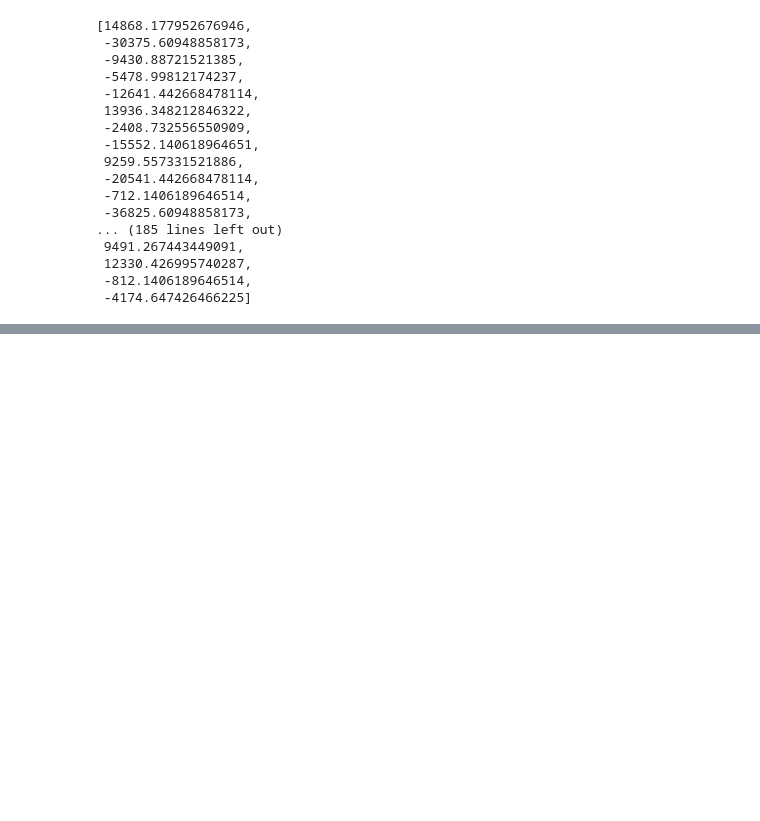
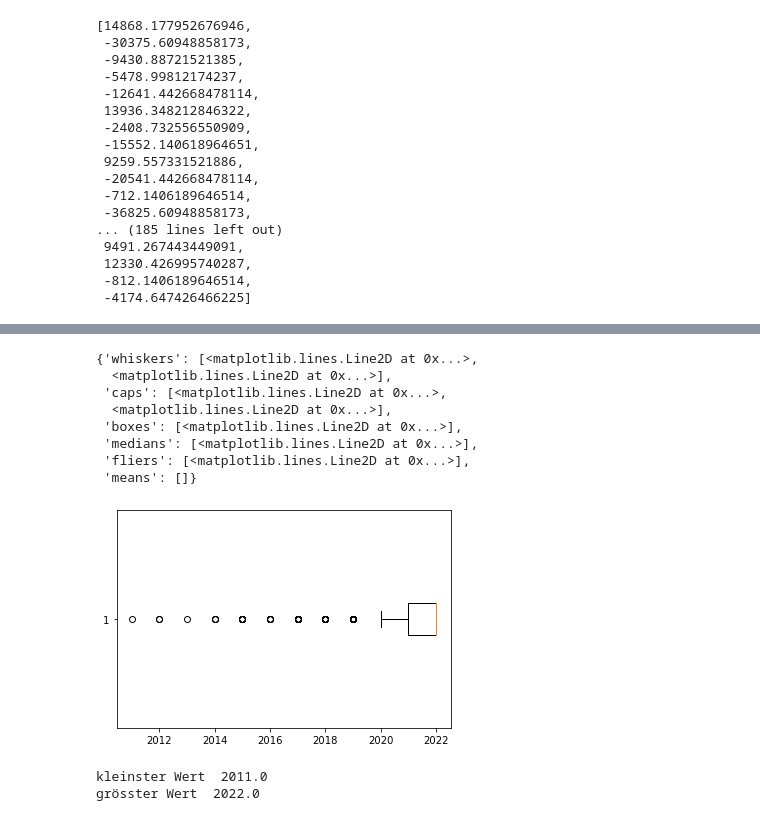
Before and after one commit to jk019/DA_LN_neues_Github, a Jupyter notebook: Analysen/Models.ipynb, the cells around one changed output, grey strips where cells are left out. Cells and saved outputs as stored; diff of their text form; code cells hidden in the pictures; blank space fills up the shorter version.

```diff
--- a/Analysen/Models.ipynb
+++ b/Analysen/Models.ipynb
@@ -211,0 +221,18 @@ n, bins, patches = plt.hist(x=residuals,
+# %%
+plt.boxplot(autos_na.jahr, vert=False)
+# %% [output]
+{'whiskers': [<matplotlib.lines.Line2D at 0x...>,
+  <matplotlib.lines.Line2D at 0x...>],
+ 'caps': [<matplotlib.lines.Line2D at 0x...>,
+  <matplotlib.lines.Line2D at 0x...>],
+ 'boxes': [<matplotlib.lines.Line2D at 0x...>],
+ 'medians': [<matplotlib.lines.Line2D at 0x...>],
+ 'fliers': [<matplotlib.lines.Line2D at 0x...>],
+ 'means': []}
+[figure, added]
+# %%
+print("kleinster Wert ", np.min(autos_na.jahr))
+print("grösster Wert ", np.max(autos_na.jahr))
+# %% [output]
+kleinster Wert  2011.0
+grösster Wert  2022.0
```
Also changed, not shown: parts of 11 cells of this notebook.
